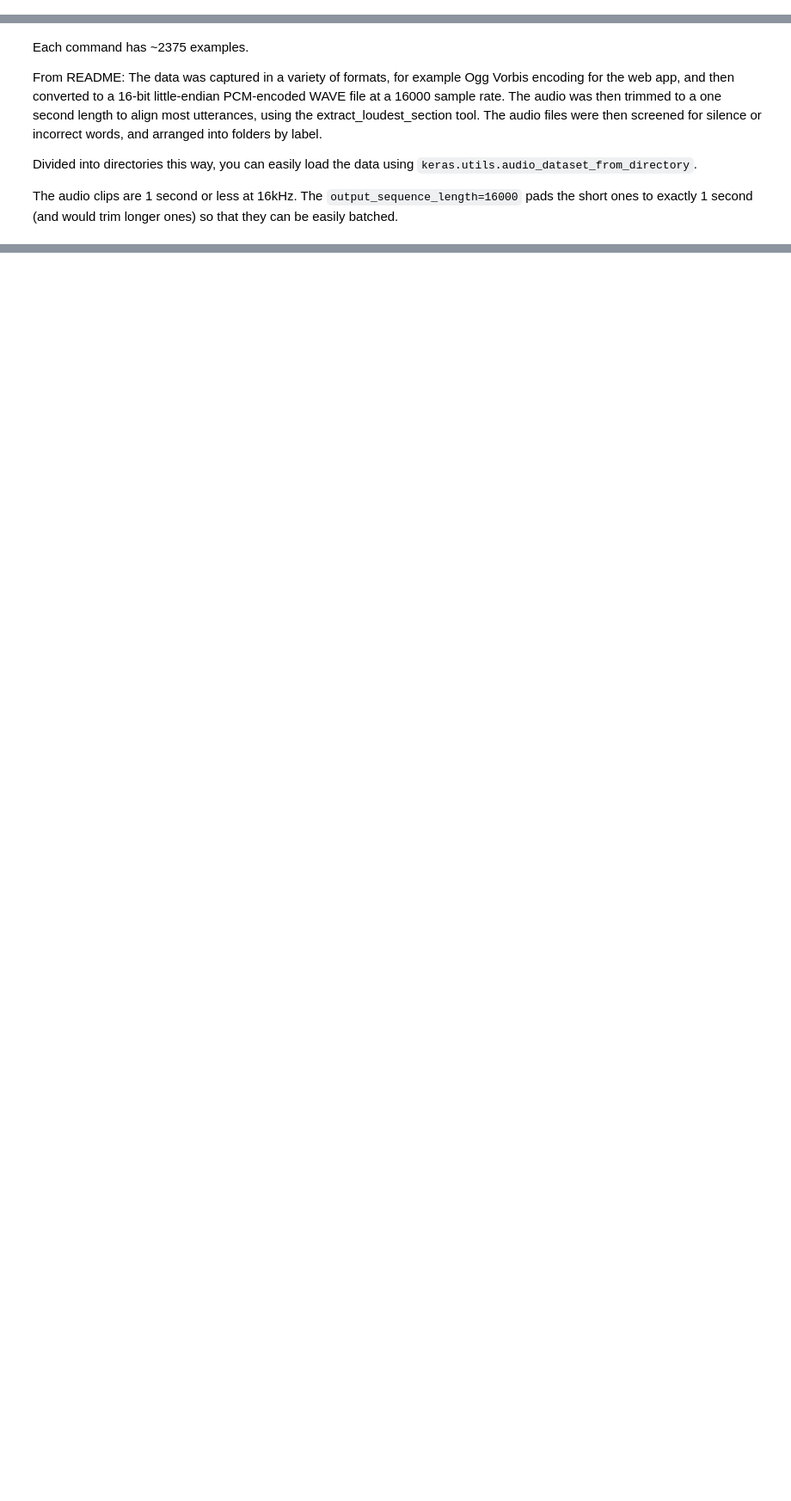
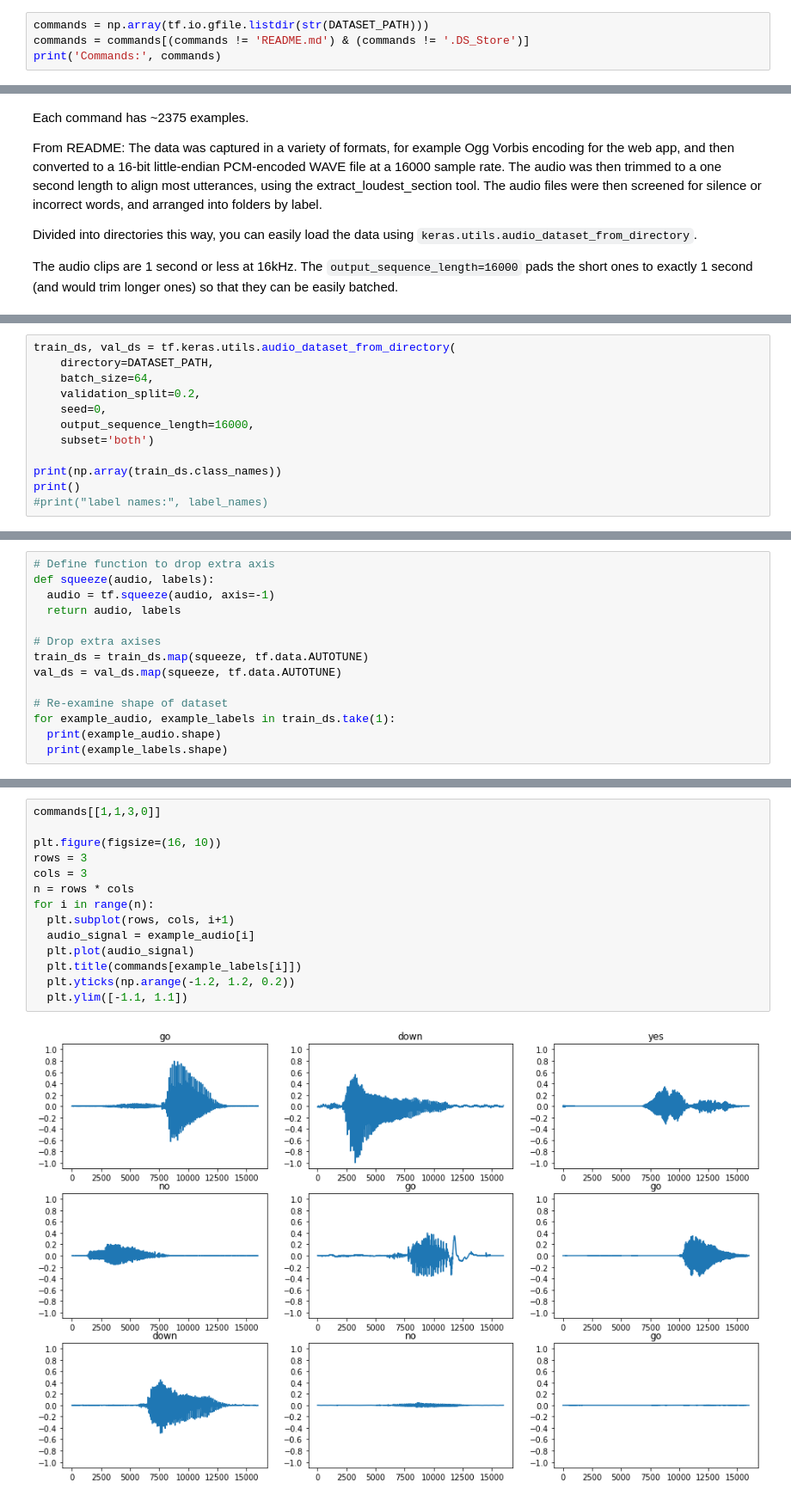
Before and after one commit to rstrauss127/ASR, a Jupyter notebook: playground.ipynb, the cells around one changed output, grey strips where cells are left out. Shown at 86% size. Drawn from its saved outputs; the diff is of its cells as text; blank space fills up the shorter version.

```diff
--- a/playground.ipynb
+++ b/playground.ipynb
@@ -137,0 +36,4 @@ Number of audio files in 'off': 2357
+# %%
+commands = np.array(tf.io.gfile.listdir(str(DATASET_PATH)))
+commands = commands[(commands != 'README.md') & (commands != '.DS_Store')]
+print('Commands:', commands)
@@ -236,0 +58,12 @@ train.m
+# %%
+train_ds, val_ds = tf.keras.utils.audio_dataset_from_directory(
+    directory=DATASET_PATH,
+    batch_size=64,
+    validation_split=0.2,
+    seed=0,
+    output_sequence_length=16000,
+    subset='both')
+
+print(np.array(train_ds.class_names))
+print()
+#print("label names:", label_names)
@@ -236,0 +85,14 @@ train.m
+# %%
+# Define function to drop extra axis
+def squeeze(audio, labels):
+  audio = tf.squeeze(audio, axis=-1)
+  return audio, labels
+
+# Drop extra axises
+train_ds = train_ds.map(squeeze, tf.data.AUTOTUNE)
+val_ds = val_ds.map(squeeze, tf.data.AUTOTUNE)
+
+# Re-examine shape of dataset
+for example_audio, example_labels in train_ds.take(1):
+  print(example_audio.shape)
+  print(example_labels.shape)
@@ -236,0 +104,16 @@ train.m
+# %%
+commands[[1,1,3,0]]
+
+plt.figure(figsize=(16, 10))
+rows = 3
+cols = 3
+n = rows * cols
+for i in range(n):
+  plt.subplot(rows, cols, i+1)
+  audio_signal = example_audio[i]
+  plt.plot(audio_signal)
+  plt.title(commands[example_labels[i]])
+  plt.yticks(np.arange(-1.2, 1.2, 0.2))
+  plt.ylim([-1.1, 1.1])
+# %% [output]
+[figure, added]
```
Also changed, not shown: parts of 33 cells of this notebook.
